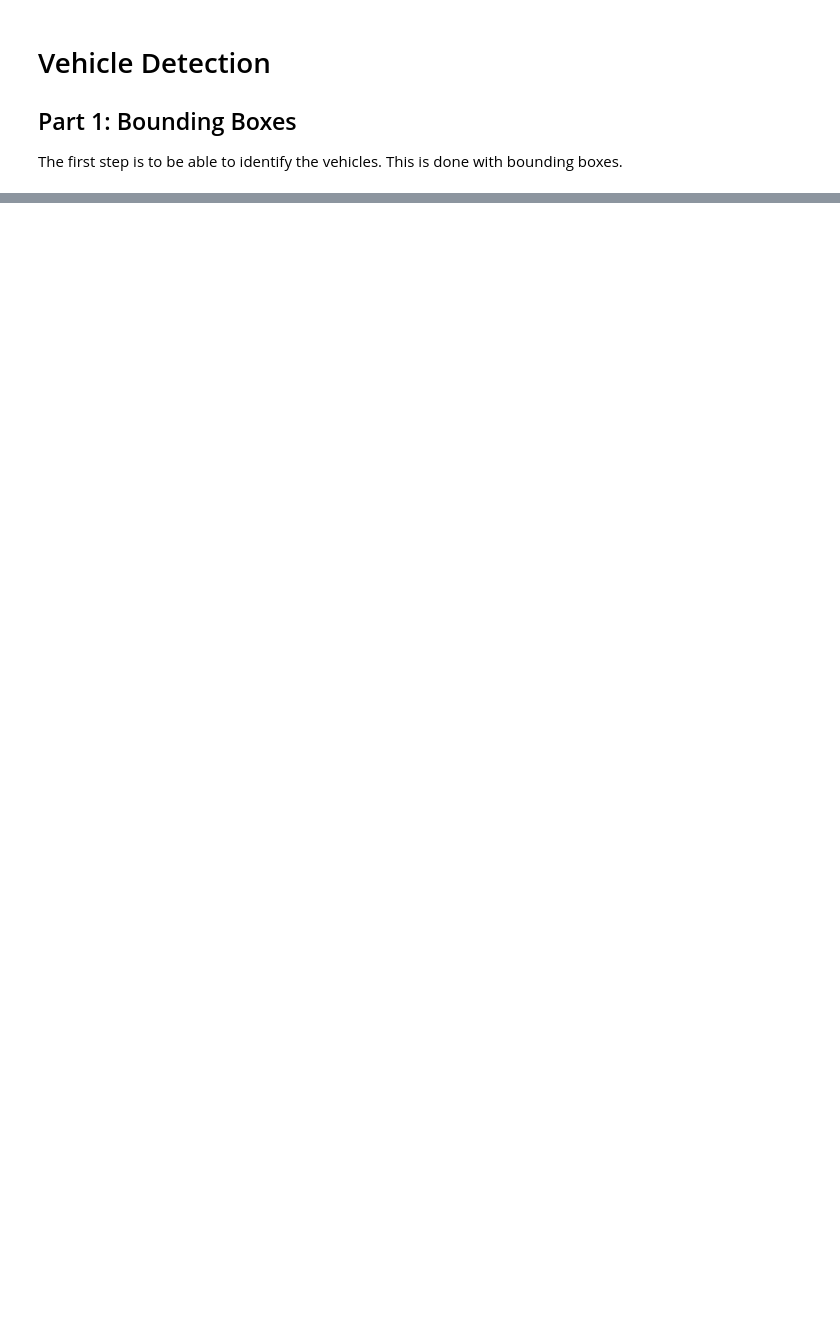
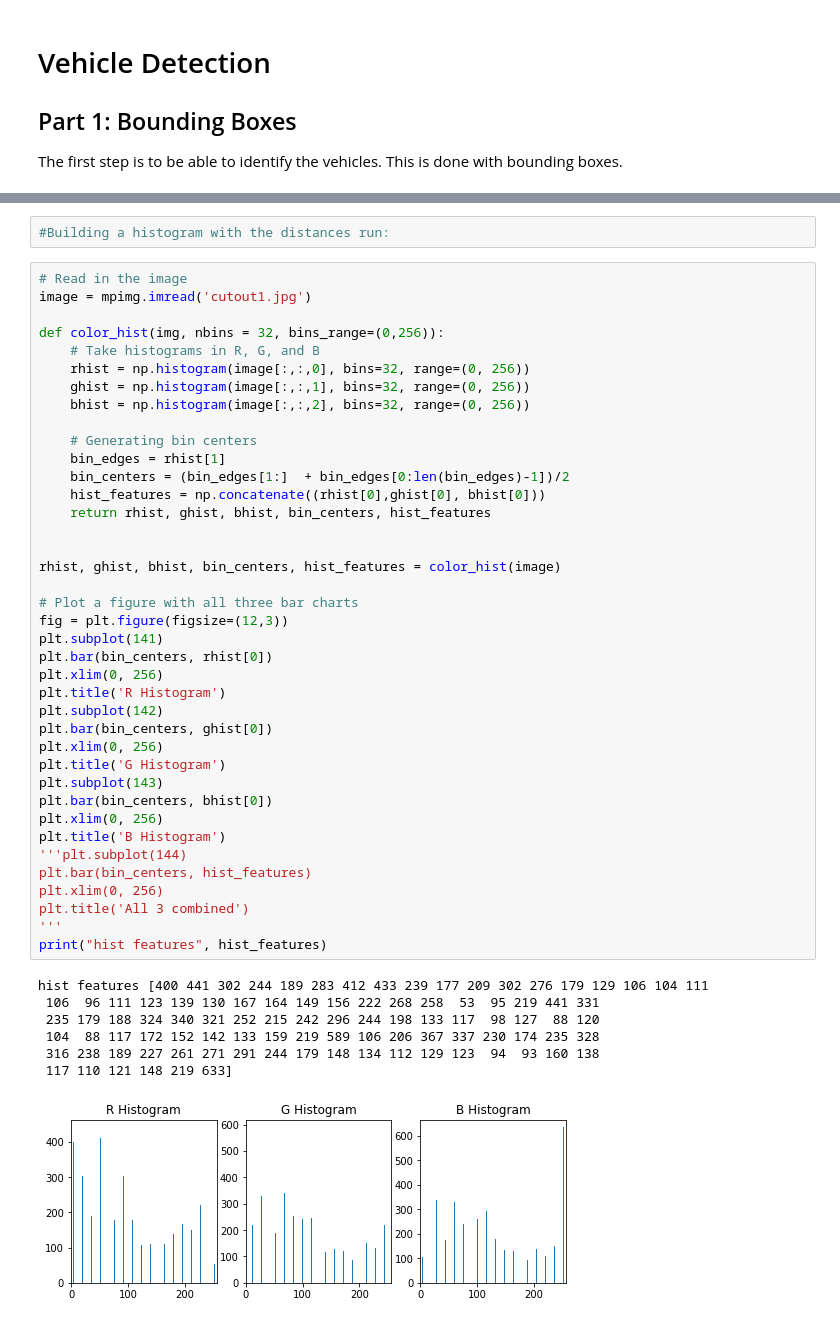
Before and after one commit to JPWILSON/VehicleDetection, a Jupyter notebook: Vehicle Detection.ipynb, the cells around one changed output, grey strips where cells are left out. Saved outputs shown, nothing was run; the diff lists cells and outputs as text; blank space fills up the shorter version.

```diff
--- a/Vehicle Detection.ipynb
+++ b/Vehicle Detection.ipynb
@@ -35,0 +71,49 @@ plt.imshow(result)
+# %%
+#Building a histogram with the distances run:
+# %%
+# Read in the image
+image = mpimg.imread('cutout1.jpg')
+
+def color_hist(img, nbins = 32, bins_range=(0,256)):
+    # Take histograms in R, G, and B
+    rhist = np.histogram(image[:,:,0], bins=32, range=(0, 256))
+    ghist = np.histogram(image[:,:,1], bins=32, range=(0, 256))
+    bhist = np.histogram(image[:,:,2], bins=32, range=(0, 256))
+
+    # Generating bin centers
+    bin_edges = rhist[1]
+    bin_centers = (bin_edges[1:]  + bin_edges[0:len(bin_edges)-1])/2
+    hist_features = np.concatenate((rhist[0],ghist[0], bhist[0]))
+    return rhist, ghist, bhist, bin_centers, hist_features
+
+
+rhist, ghist, bhist, bin_centers, hist_features = color_hist(image)
+
+# Plot a figure with all three bar charts
+fig = plt.figure(figsize=(12,3))
+plt.subplot(141)
+plt.bar(bin_centers, rhist[0])
+plt.xlim(0, 256)
+plt.title('R Histogram')
+plt.subplot(142)
+plt.bar(bin_centers, ghist[0])
+plt.xlim(0, 256)
+plt.title('G Histogram')
+plt.subplot(143)
+plt.bar(bin_centers, bhist[0])
+plt.xlim(0, 256)
+plt.title('B Histogram')
+'''plt.subplot(144)
+plt.bar(bin_centers, hist_features)
+plt.xlim(0, 256)
+plt.title('All 3 combined')
+'''
+print("hist features", hist_features)
+# %% [output]
+hist features [400 441 302 244 189 283 412 433 239 177 209 302 276 179 129 106 104 111
+ 106  96 111 123 139 130 167 164 149 156 222 268 258  53  95 219 441 331
+ 235 179 188 324 340 321 252 215 242 296 244 198 133 117  98 127  88 120
+ 104  88 117 172 152 142 133 159 219 589 106 206 367 337 230 174 235 328
+ 316 238 189 227 261 271 291 244 179 148 134 112 129 123  94  93 160 138
+ 117 110 121 148 219 633]
+[figure, added]
```
Also changed, not shown: parts of 21 cells of this notebook.
